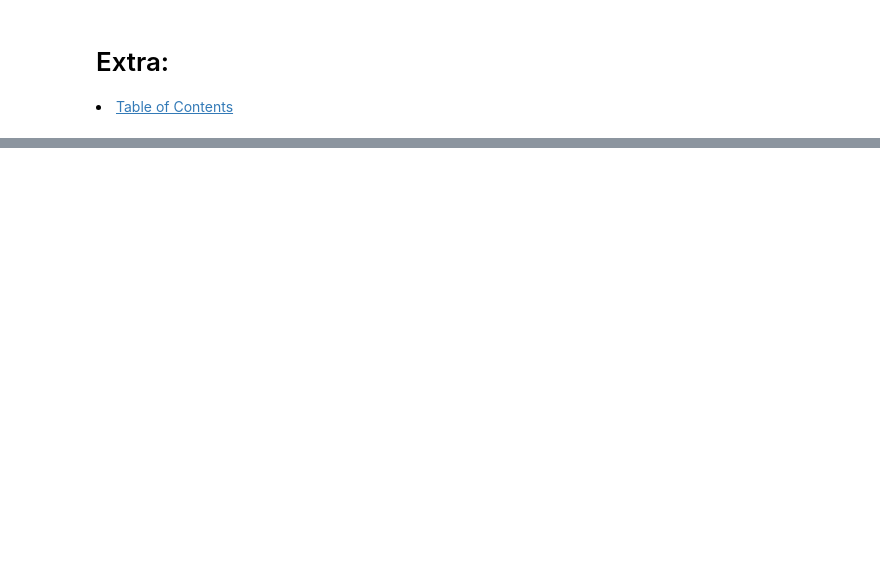
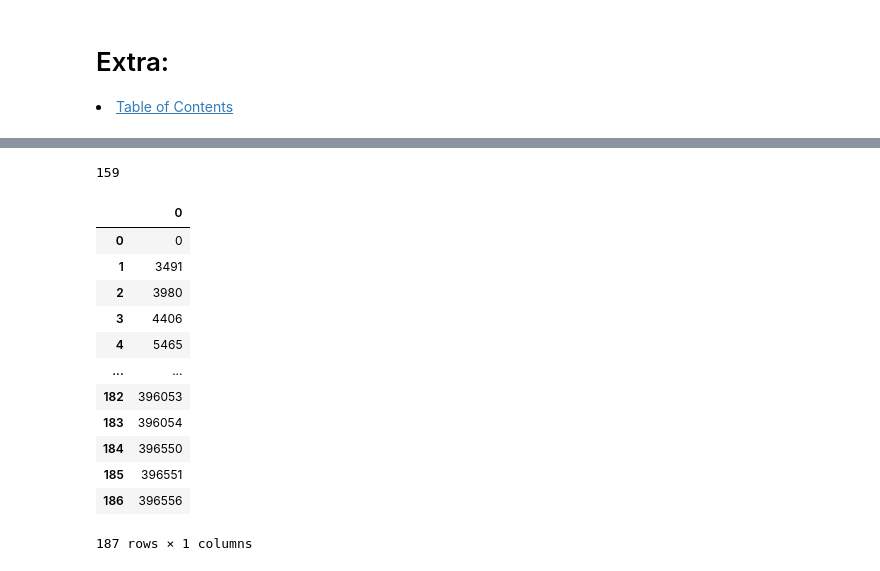
Before and after one commit to Jared-Wood135/zillow_project, a Jupyter notebook: wrangle.ipynb, the cells around one changed output, grey strips where cells are left out. Saved outputs shown, nothing was run; the diff lists cells and outputs as text; code cells hidden in the pictures; blank space fills up the shorter version.

```diff
--- a/wrangle.ipynb
+++ b/wrangle.ipynb
@@ -340,0 +446,4 @@ zillow
+# %%
+len(zipcodes)
+# %% [output]
+159
@@ -340,0 +475,17 @@ zillow
+# %%
+df = pd.DataFrame(new_test)
+df
+# %% [output]
+|  | 0 |
+| 0 | 0 |
+| 1 | 3491 |
+| 2 | 3980 |
+| 3 | 4406 |
+| 4 | 5465 |
+| ... | ... |
+| 182 | 396053 |
+| 183 | 396054 |
+| 184 | 396550 |
+| 185 | 396551 |
+| 186 | 396556 |
+187 rows × 1 columns
```
Also changed, not shown: parts of 19 cells of this notebook.
